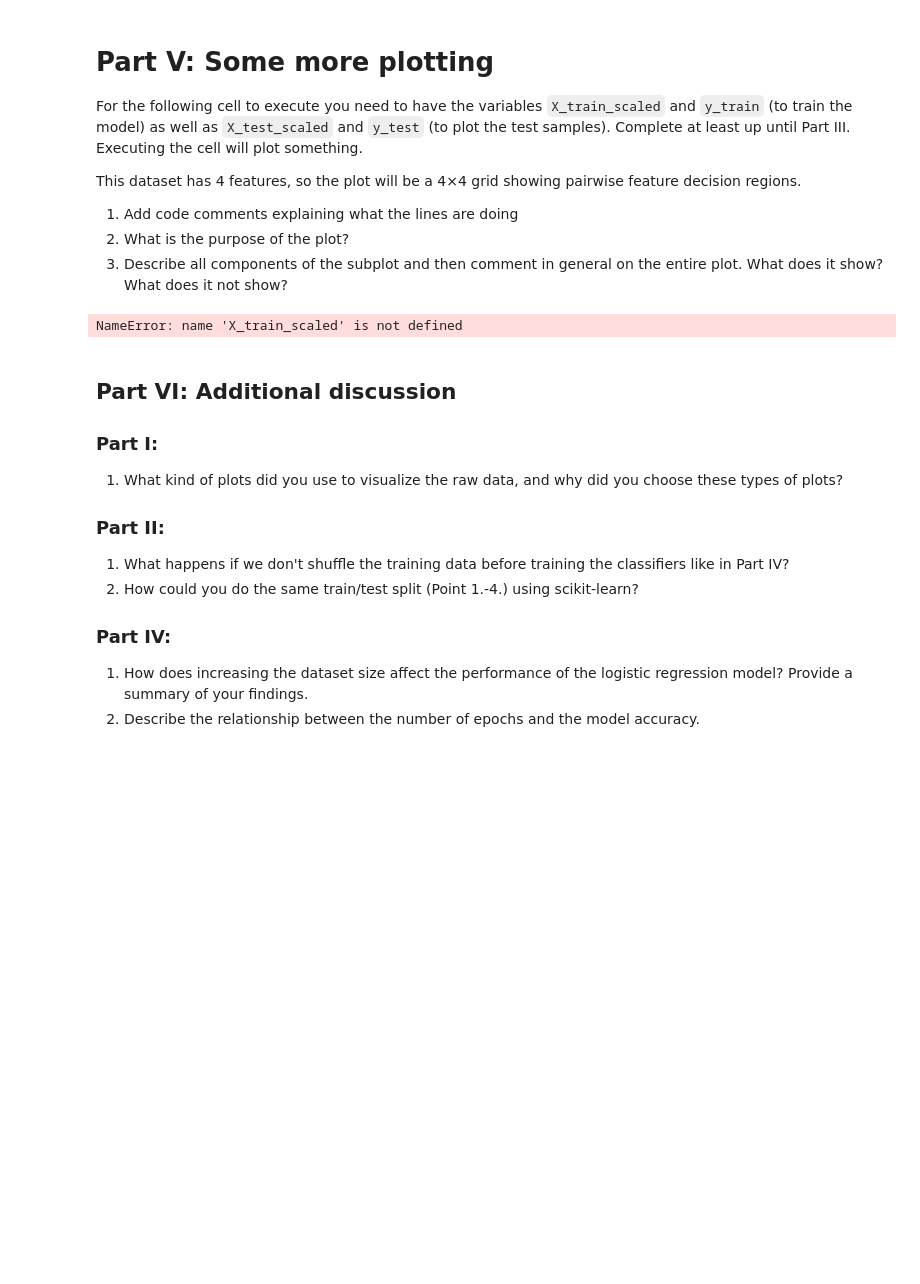
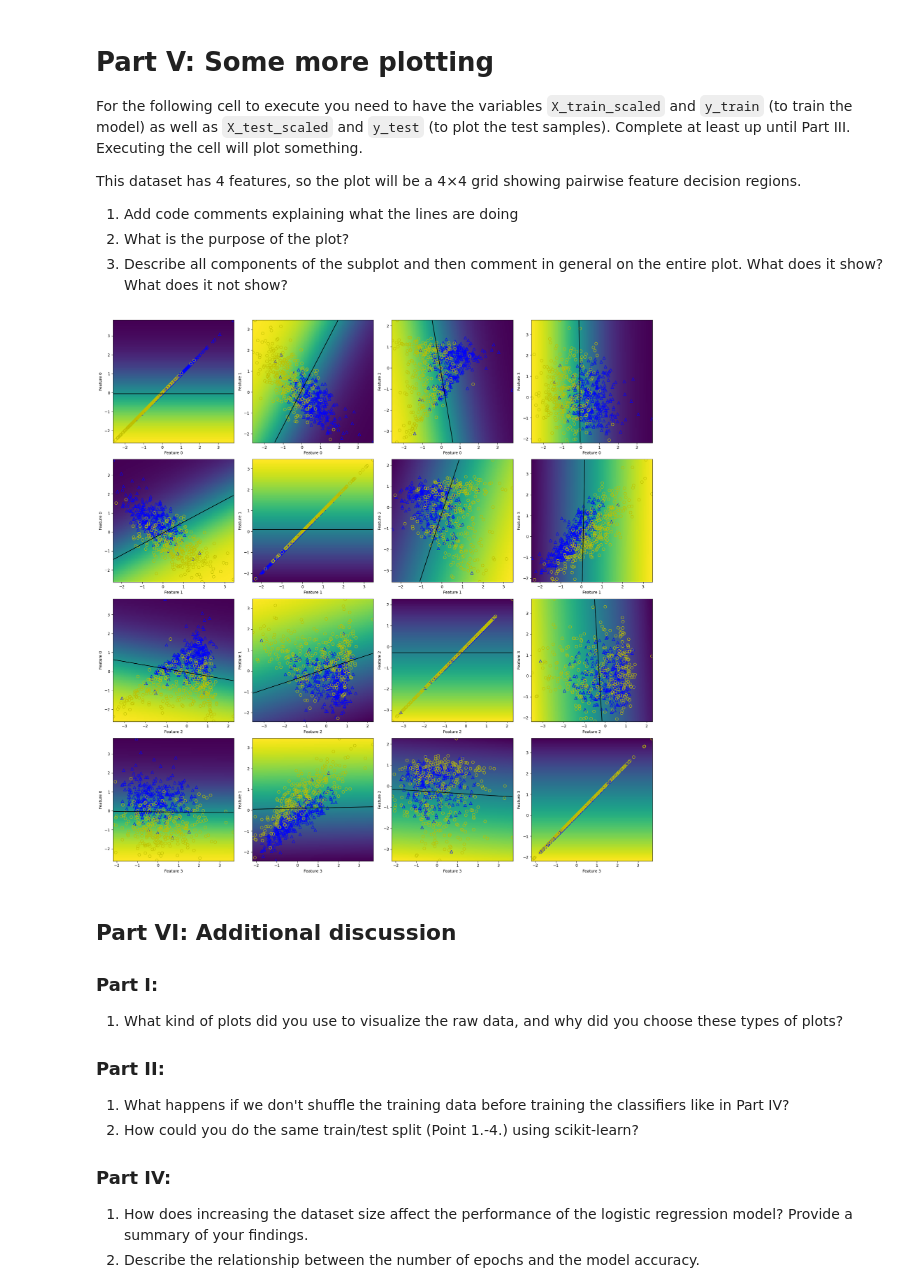
Before and after one commit to B-rage04/DAT200G4, a Jupyter notebook: CA02_dat200_26H/CA2_DAT200_26H.ipynb, the cells around one changed output. Cells and saved outputs as stored; diff of their text form; code cells hidden in the pictures; blank space fills up the shorter version.

```diff
--- a/CA02_dat200_26H/CA2_DAT200_26H.ipynb
+++ b/CA02_dat200_26H/CA2_DAT200_26H.ipynb
@@ -454,23 +514,32 @@ This dataset has 4 features, so the plot will be a 4×4 grid showing pairwise fe
 2. What is the purpose of the plot?
 3. Describe all components of the subplot and then comment in general on the entire plot. What does it show? What does it not show?
 # %%
+
+# The classifier is the logistic regression model, trained for 300 epochs with the seed equal
+# to the answer of the ultimate question of life, the universe and everything and eta = 1*10^-5
 clf = LogisticRegression(eta=1e-5, epochs=300, minibatches=1, random_seed=42)
 clf.fit(X_train_scaled, y_train)
 
+# the number of columns
 n_features = X_test_scaled.shape[1]
 
+# create subplots in an n x n sized grid
 fig, axes = plt.subplots(n_features, n_features, figsize=(5*n_features, 5*n_features))
 
+# get the minimum and the maximum values of the scaled test values
+# They set the bounds for the grid
 mins = X_test_scaled.min(axis=0)
 maxs = X_test_scaled.max(axis=0)
 
+# iterate over every position on both axes
 for i in range(n_features):
     for j in range(n_features):
-
+        # apply a value to the matching position
         feature_1 = i
         feature_2 = j
         ax = axes[i, j]
 
+        # label each axis
         ax.set_xlabel(f"Feature {feature_1}")
         ax.set_ylabel(f"Feature {feature_2}")
 
@@ -484,34 +553,61 @@ for i in range(n_features):
         X_plot = np.zeros((X0.size, n_features))
         X_plot[:, feature_1] = X0.ravel()
         X_plot[:, feature_2] = X1.ravel()
 
         # Predict probability of class 1
         y_pred = clf.predict_proba(X_plot)
         Z = y_pred.reshape(X0.shape)
 
         # Plot probability surface
         ax.pcolor(X0, X1, Z, shading="auto")
 
         # Plot decision boundary (p = 0.5)
         ax.contour(X0, X1, Z, levels=[0.5], colors="k")
 
         # Plot test samples
         ax.scatter(
             X_test_scaled[y_test == 0, feature_1],
             X_test_scaled[y_test == 0, feature_2],
             color="b", marker="^", s=50, facecolors="none"
         )
 
         ax.scatter(
             X_test_scaled[y_test == 1, feature_1],
             X_test_scaled[y_test == 1, feature_2],
             color="y", marker="o", s=50, facecolors="none"
         )
 
+"""
+The purpose of this plot is to show how accurate the model is by attempting to predict the results
+in 2D grids and showing the test values to visualize accuracy and if the background gradient thing is
+representative of the actual distribution of test markers.
+
+functionally, there are 16 plots in a 4x4 grid
+
+each plot has a gradient and some points seperated by shape and color 'blue, ^' and 'yellow, o'
+these subplots show a backgound gradient which represents the models predicted probability of class 1
+the points (0's and ^'s) which represent the actual test cases
+and the black line which represents the models predicted boundary
+
+If there looks like there is a clear boundary with the black line, and the gradient matching
+if they both match the distribution of the ^'s and o's then that means that the model has performed
+accurately/good, while if there does not appear to accurately match the test points, it has not.
+
+They do not show the fact that each plot only contains 2 out of 4 features, meaning that each plot is
+basically a 2D slice of a 4D figure, this also means that a boundary that looks accurate here may still
+appear wrong in practice, if the other two features are far from the average
+
+the plots where i = j are not meaningful since they are plotted against itself.
+
+"""
+
+
+
+# show the plot
 fig.tight_layout()
 plt.show()
 # %% [output]
-NameError: name 'X_train_scaled' is not defined
+[figure, added]
 # %% [markdown]
 ## Part VI: Additional discussion
 
```
Also changed, not shown: parts of 3 cells of this notebook.
